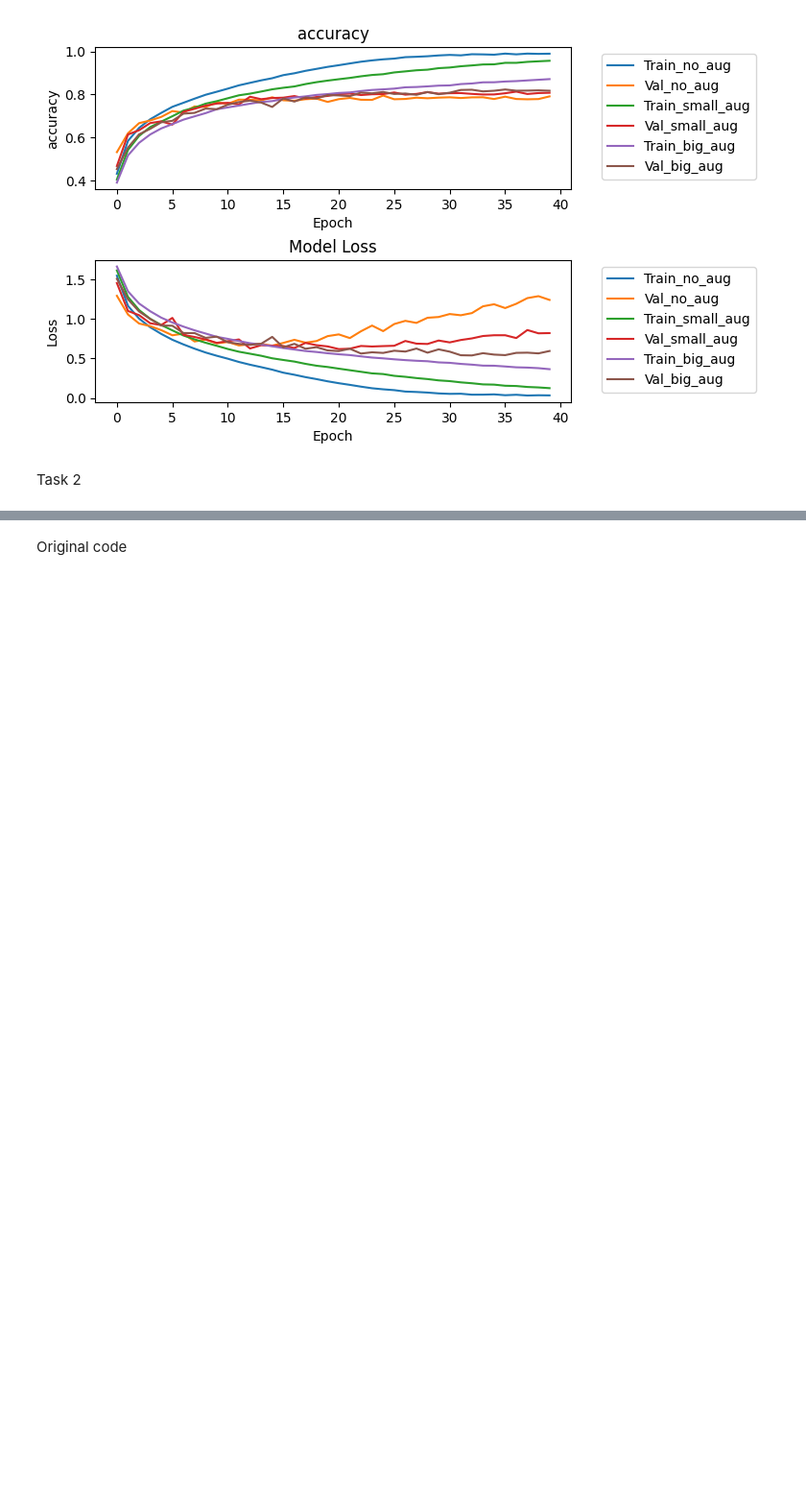
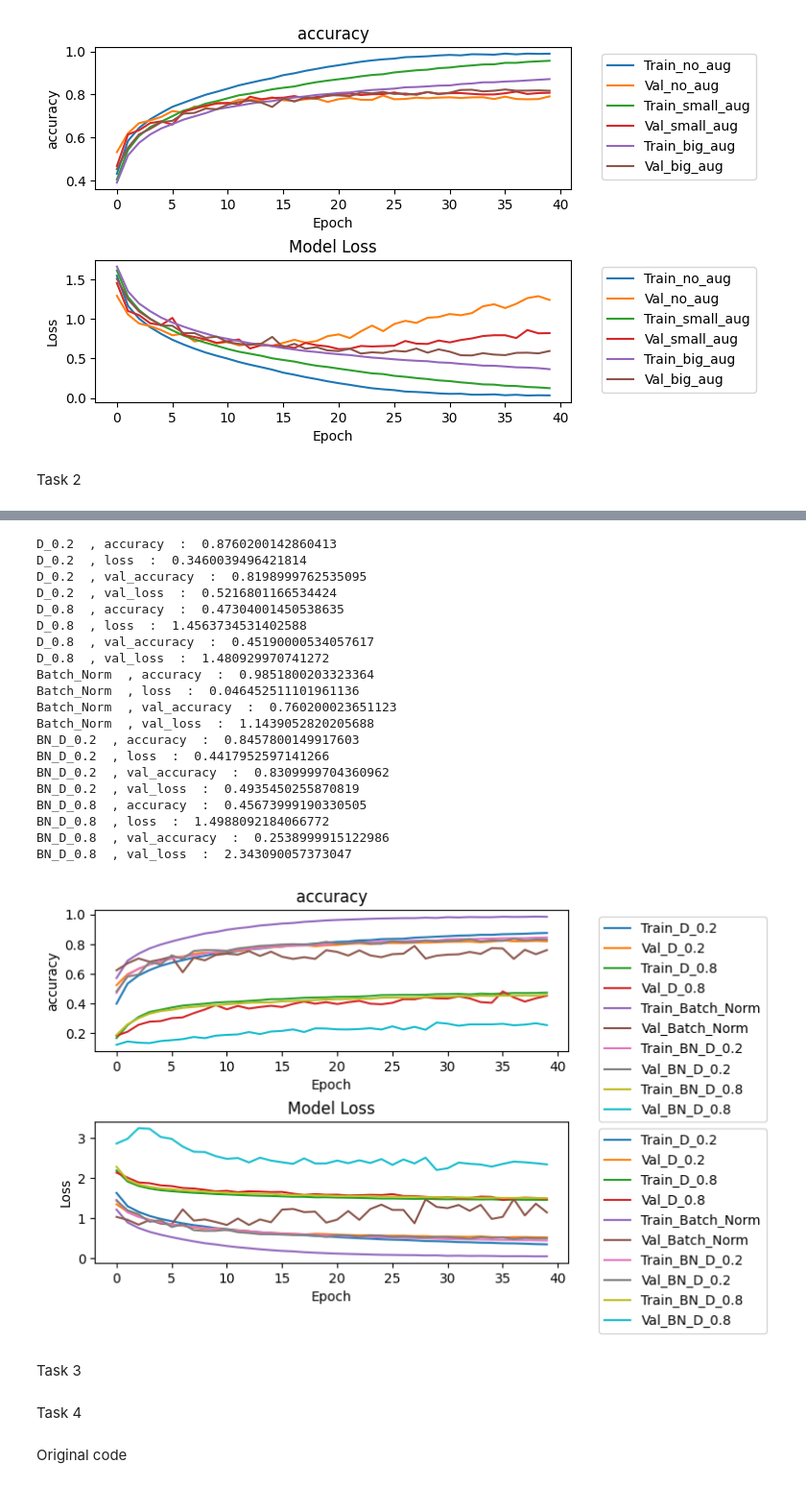
Before and after one commit to MarShao0124/deep_learning_practice, a Jupyter notebook: 03_Network_Training.ipynb, the cells around one changed output, grey strips where cells are left out. Shown at 96% size. Drawn from its saved outputs; the diff is of its cells as text; code cells hidden in the pictures; blank space fills up the shorter version.

```diff
--- a/03_Network_Training.ipynb
+++ b/03_Network_Training.ipynb
@@ -1130,0 +1252,34 @@ for i in np.arrange(0,1.1,0.2):
+# %%
+indices = [1,4,5,7,-1]
+
+histories_wanted = [histories[i] for i in indices]
+histories_name_wanted = [histories_name[i] for i in indices]
+####plot and result for task 2####
+plot_history(histories_wanted, histories_name_wanted,'accuracy')
+for each,name in zip(histories_wanted,histories_name_wanted):
+  for key in each.history.keys():
+    print(name,' ,',key,' : ', each.history[key][-1])
+# %% [output]
+D_0.2  , accuracy  :  0.8760200142860413
+D_0.2  , loss  :  0.3460039496421814
+D_0.2  , val_accuracy  :  0.8198999762535095
+D_0.2  , val_loss  :  0.5216801166534424
+D_0.8  , accuracy  :  0.47304001450538635
+D_0.8  , loss  :  1.4563734531402588
+D_0.8  , val_accuracy  :  0.45190000534057617
+D_0.8  , val_loss  :  1.480929970741272
+Batch_Norm  , accuracy  :  0.9851800203323364
+Batch_Norm  , loss  :  0.046452511101961136
+Batch_Norm  , val_accuracy  :  0.760200023651123
+Batch_Norm  , val_loss  :  1.1439052820205688
+BN_D_0.2  , accuracy  :  0.8457800149917603
+BN_D_0.2  , loss  :  0.4417952597141266
+BN_D_0.2  , val_accuracy  :  0.8309999704360962
+BN_D_0.2  , val_loss  :  0.4935450255870819
+BN_D_0.8  , accuracy  :  0.45673999190330505
+BN_D_0.8  , loss  :  1.4988092184066772
+BN_D_0.8  , val_accuracy  :  0.2538999915122986
+BN_D_0.8  , val_loss  :  2.343090057373047
+[figure, added]
+# %% [markdown]
+Task 3
@@ -1130,0 +1308,2 @@ for i in np.arrange(0,1.1,0.2):
+# %% [markdown]
+Task 4
```
Also changed, not shown: parts of 10 cells of this notebook.
